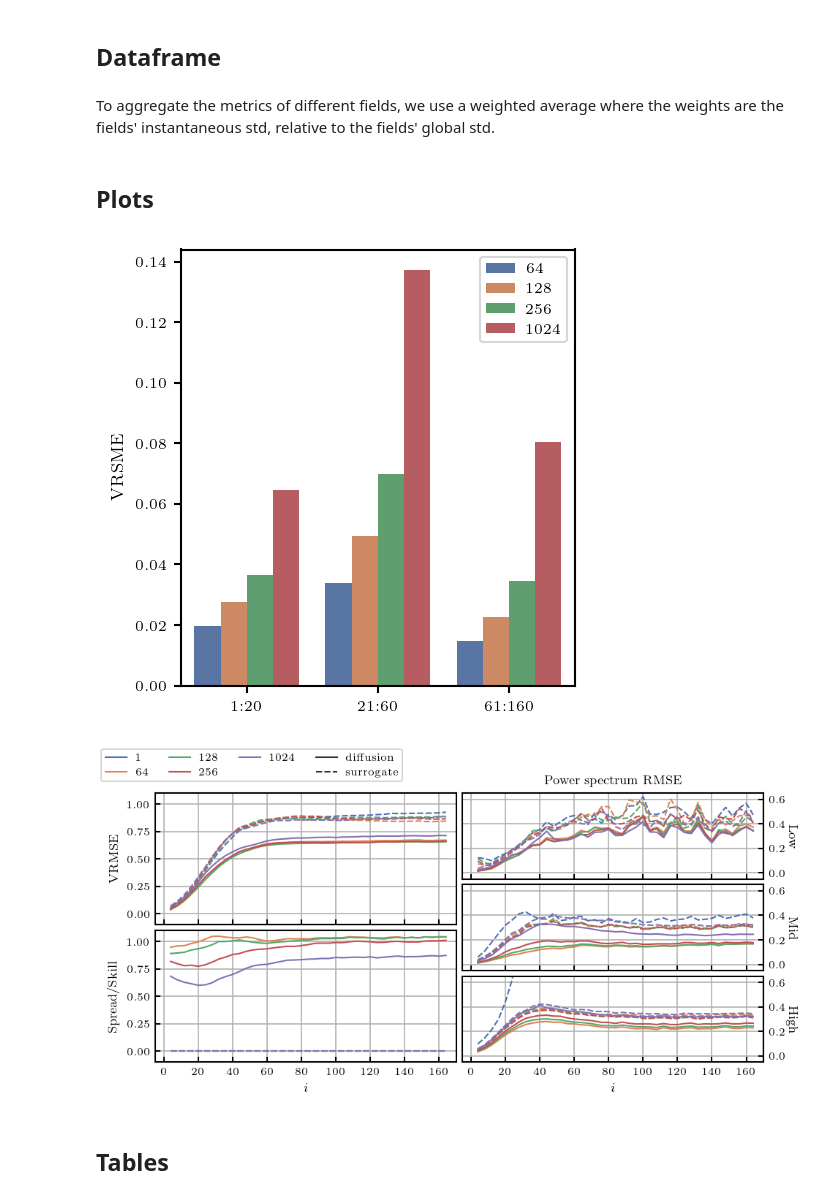
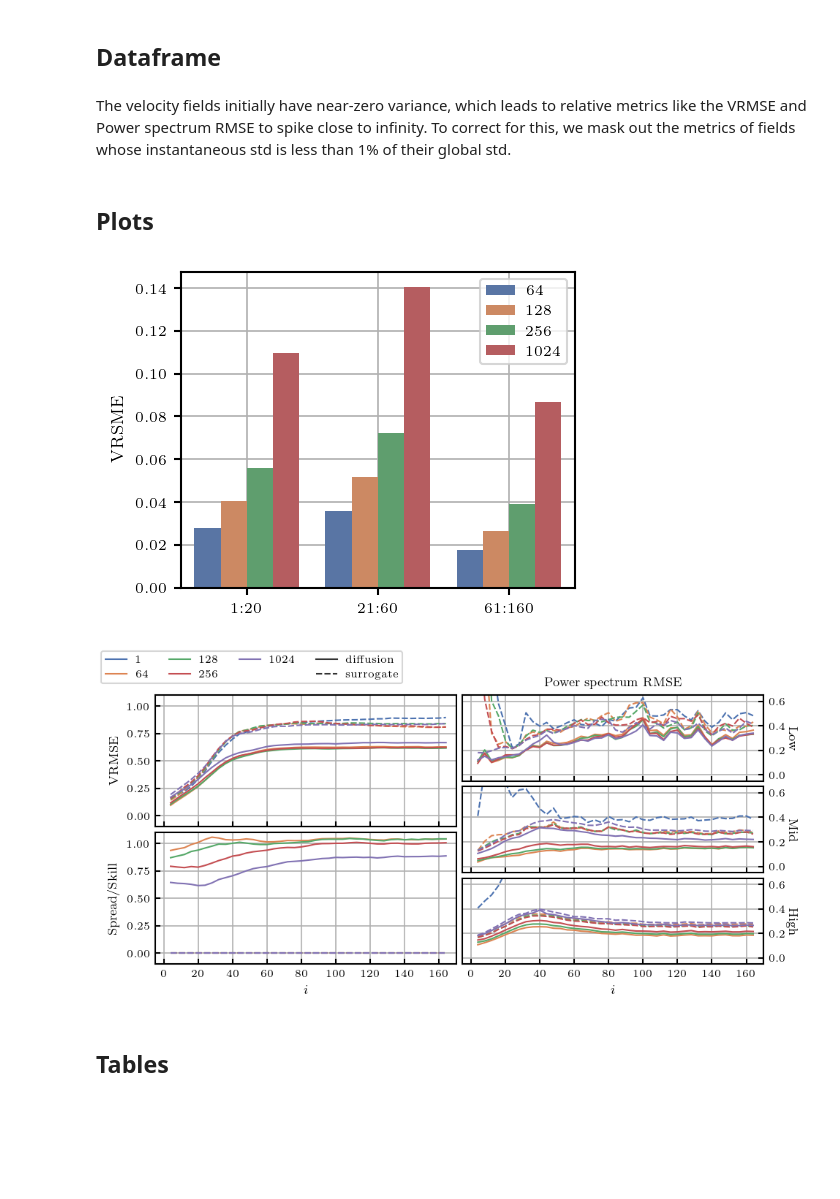
Before and after one commit to ksimotas/lola, a Jupyter notebook: experiments/rayleigh_benard/figures.ipynb, the cells around one changed output. Drawn from its saved outputs; the diff is of its cells as text; code cells hidden in the pictures; blank space fills up the shorter version.

```diff
--- a/experiments/rayleigh_benard/figures.ipynb
+++ b/experiments/rayleigh_benard/figures.ipynb
@@ -108,42 +108,43 @@ df["horizon"] = df["time"].apply(horizon)
 df["std_instant"] = np.sqrt(df["m2"] - df["m1"] ** 2)
 df["spread_skill"] = (df["spread"] + 1e-3) / (df["rmse"] + 1e-3)
 df.loc[df["method"] == "surrogate", "spread_skill"] = 0.0
-# %% [markdown]
-To aggregate the metrics of different fields, we use a weighted average where the weights are the fields' instantaneous std, relative to the fields' global std.
+# %% [markdown]
+The velocity fields initially have near-zero variance, which leads to relative metrics like the VRMSE and Power spectrum RMSE to spike close to infinity. To correct for this, we mask out the metrics of fields whose instantaneous std is less than 1% of their global std.
 # %%
-weight = df["std_instant"] / df["std_global"]
+mask = df["std_instant"] / df["std_global"] > 0.01
 
 
-def weighted_mean(x):
-    w = weight[x.index]
-    return np.mean(x * w) / np.mean(w)
+def aggregate(x):
+    m = mask[x.index]
+    return np.mean(x * m) / np.mean(m)
 # %% [markdown]
 ## Plots
 # %%
 table = df[df["method"] == "autoencoder"]
 
-fig = plt.figure(figsize=(3.2, 3.2))
+fig = plt.figure(figsize=(3.2, 2.4))
 
 ax = sb.barplot(
     table,
     x="horizon",
     y="vrmse",
     hue="compression",
-    estimator=weighted_mean,
+    estimator=aggregate,
     errorbar=None,
     palette=sb.color_palette("deep", 4),
 )
 
+ax.grid()
 ax.get_legend().set_title(None)
 
 ax.set_xlabel(None)
 ax.set_ylabel("VRSME")
 
 fig.tight_layout(pad=0.33)
 
 plt.savefig(outdir / "rb_ae.pdf", dpi=300, transparent=True)
 # %% [output]
-[figure, old version]
+[figure, new version]
 # %%
 table = df[df["method"] != "autoencoder"]
 
@@ -168,7 +169,7 @@ for i, metric in enumerate(["VRMSE", "spread_skill"]):
         y=metric.lower(),
         hue="compression",
         style="method",
-        estimator=weighted_mean,
+        estimator=aggregate,
         errorbar=None,
         palette=sb.color_palette("deep", 5),
         ax=axs[i],
@@ -197,7 +198,7 @@ for i, band in enumerate(["Low", "Mid", "High"], start=2):
         y=f"rmse_p_{band.lower()}",
         hue="compression",
         style="method",
-        estimator=weighted_mean,
+        estimator=aggregate,
         errorbar=None,
         palette=sb.color_palette("deep", 5),
         ax=axs[i],
@@ -236,7 +237,7 @@ fig.legend(handles, labels, loc="upper left", ncol=4)
 
 plt.savefig(outdir / "rb_mosaic.pdf", dpi=300, transparent=True)
 # %% [output]
-[figure, old version]
+[figure, new version]
 # %% [markdown]
 ## Tables
 # %%
```
Also changed, not shown: parts of 3 cells of this notebook, 1 other file.
